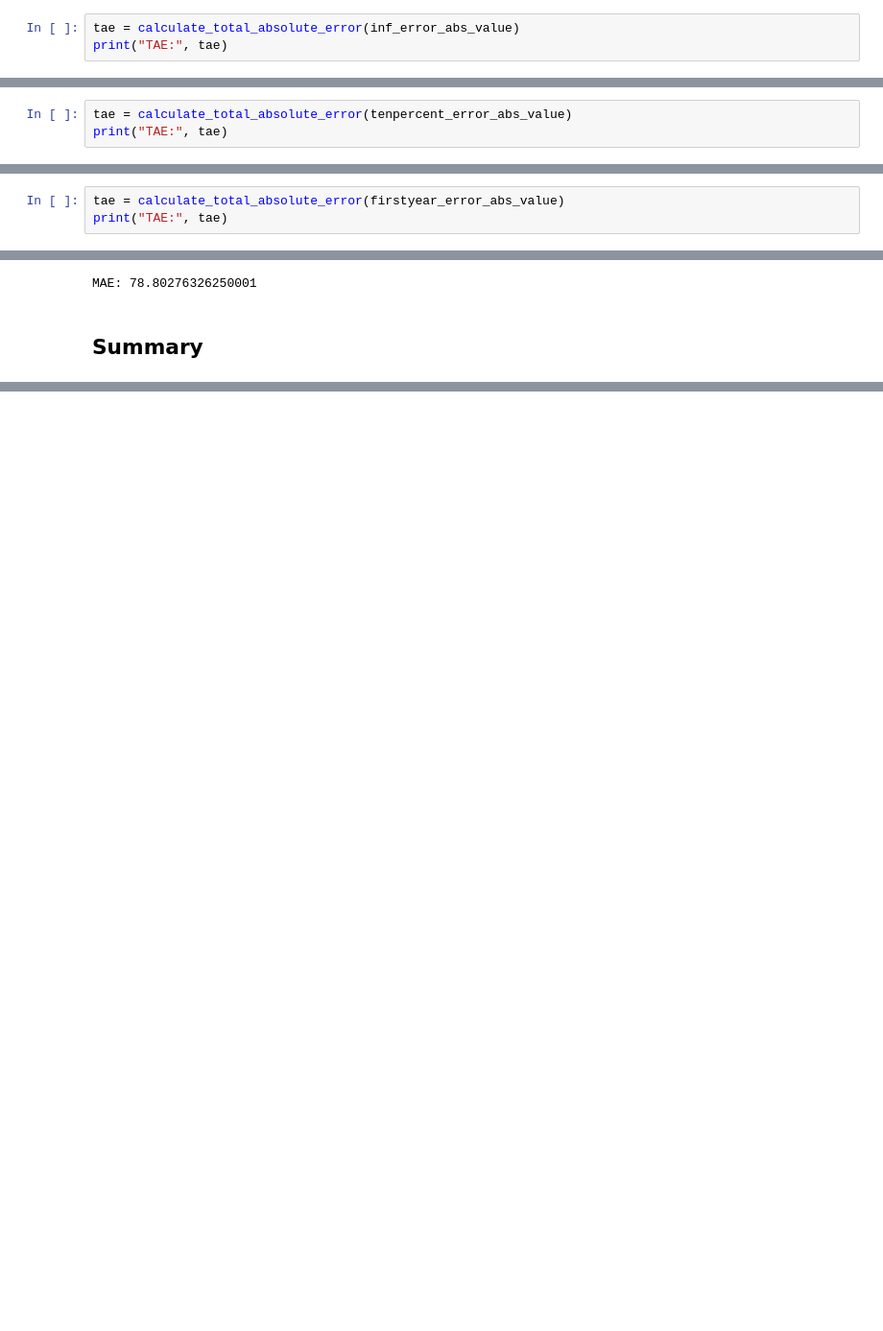
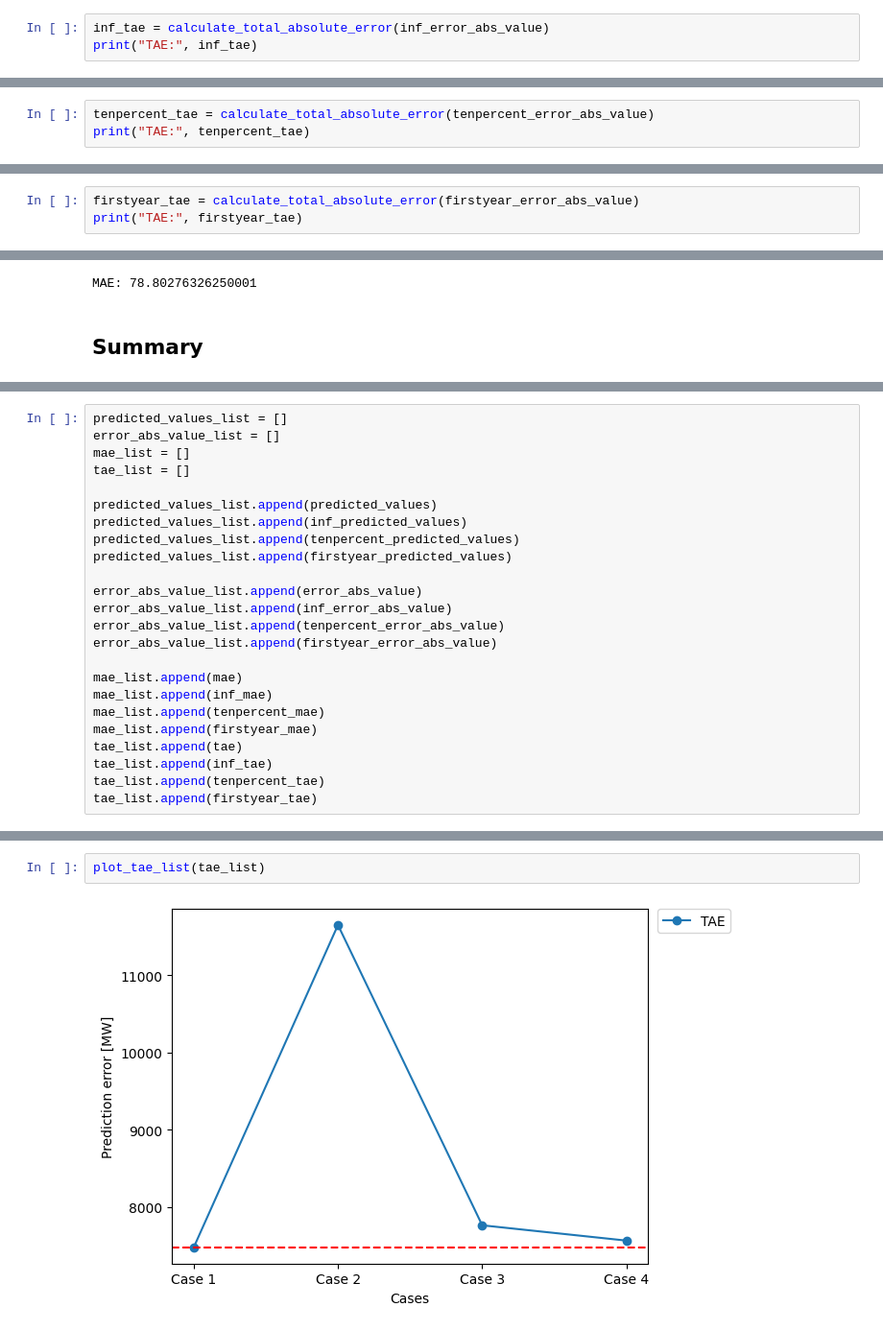
Before and after one commit to tyokyo320/time-series, a Jupyter notebook: utils/predict.ipynb, the cells around one changed output, grey strips where cells are left out. Shown at 96% size. Cells and saved outputs as stored; diff of their text form; blank space fills up the shorter version.

```diff
--- a/utils/predict.ipynb
+++ b/utils/predict.ipynb
@@ -439,8 +500,8 @@ plot_prediction_absolute_error_by_mean_std(inf_error_abs_value, sampling_interva
 # %% [output]
 [figure]
 # %%
-tae = calculate_total_absolute_error(inf_error_abs_value)
-print("TAE:", tae)
+inf_tae = calculate_total_absolute_error(inf_error_abs_value)
+print("TAE:", inf_tae)
 # %% [output]
 TAE: 11648.339733
 # %%
@@ -540,8 +601,8 @@ plot_prediction_absolute_error_by_mean_std(tenpercent_error_abs_value, sampling_
 # %% [output]
 [figure]
 # %%
-tae = calculate_total_absolute_error(tenpercent_error_abs_value)
-print("TAE:", tae)
+tenpercent_tae = calculate_total_absolute_error(tenpercent_error_abs_value)
+print("TAE:", tenpercent_tae)
 # %% [output]
 TAE: 7763.057637800001
 # %%
@@ -641,8 +702,8 @@ plot_prediction_absolute_error_by_mean_std(firstyear_error_abs_value, sampling_i
 # %% [output]
 [figure]
 # %%
-tae = calculate_total_absolute_error(firstyear_error_abs_value)
-print("TAE:", tae)
+firstyear_tae = calculate_total_absolute_error(firstyear_error_abs_value)
+print("TAE:", firstyear_tae)
 # %% [output]
 TAE: 7565.0652732
 # %%
@@ -674,0 +716,24 @@ plot_prediction_absolute_error_list_by_mean_std(error_abs_value_list, sampling_i
+# %%
+predicted_values_list = []
+error_abs_value_list = []
+mae_list = []
+tae_list = []
+
+predicted_values_list.append(predicted_values)
+predicted_values_list.append(inf_predicted_values)
+predicted_values_list.append(tenpercent_predicted_values)
+predicted_values_list.append(firstyear_predicted_values)
+
+error_abs_value_list.append(error_abs_value)
+error_abs_value_list.append(inf_error_abs_value)
+error_abs_value_list.append(tenpercent_error_abs_value)
+error_abs_value_list.append(firstyear_error_abs_value)
+
+mae_list.append(mae)
+mae_list.append(inf_mae)
+mae_list.append(tenpercent_mae)
+mae_list.append(firstyear_mae)
+tae_list.append(tae)
+tae_list.append(inf_tae)
+tae_list.append(tenpercent_tae)
+tae_list.append(firstyear_tae)
@@ -674,0 +749,4 @@ plot_prediction_absolute_error_list_by_mean_std(error_abs_value_list, sampling_i
+# %%
+plot_tae_list(tae_list)
+# %% [output]
+[figure, added]
```
Also changed, not shown: parts of 17 cells of this notebook, 1 other file.
